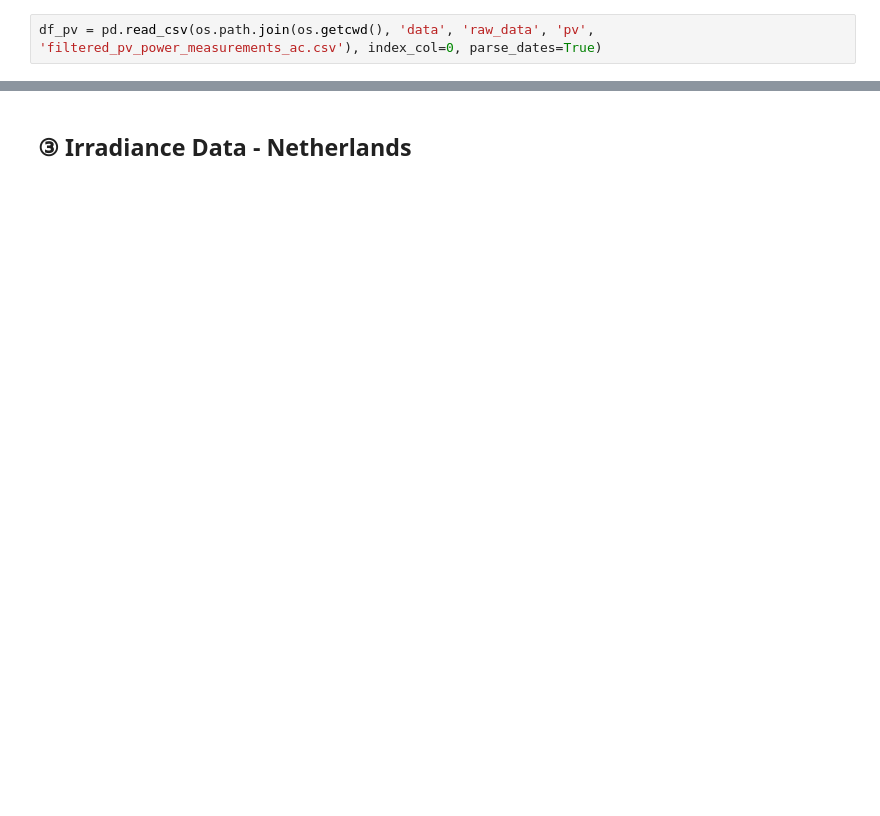
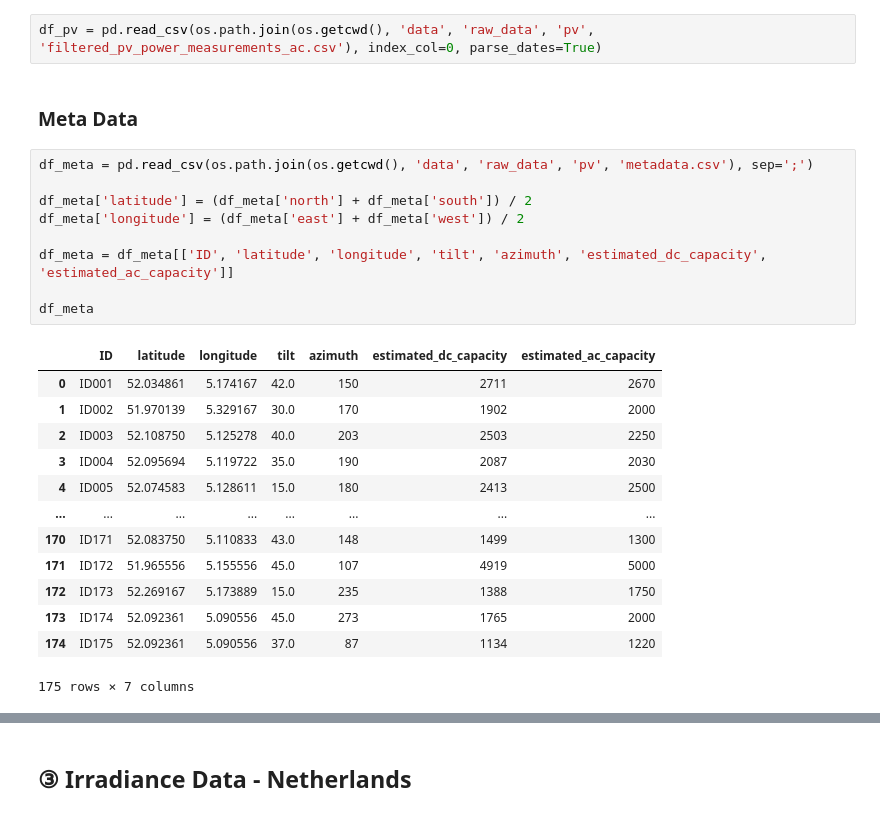
Before and after one commit to nikohou/net-load-forecasting, a Jupyter notebook: notebooks/data_prep.ipynb, the cells around one changed output, grey strips where cells are left out. Drawn from its saved outputs; the diff is of its cells as text; blank space fills up the shorter version.

```diff
--- a/notebooks/data_prep.ipynb
+++ b/notebooks/data_prep.ipynb
@@ -123,2 +141,27 @@ Note: Due to their size we have not included the datasets in the repo, but the a
 # %%
 df_pv = pd.read_csv(os.path.join(os.getcwd(), 'data', 'raw_data', 'pv', 'filtered_pv_power_measurements_ac.csv'), index_col=0, parse_dates=True)
+# %% [markdown]
+### Meta Data
+# %%
+df_meta = pd.read_csv(os.path.join(os.getcwd(), 'data', 'raw_data', 'pv', 'metadata.csv'), sep=';')
+
+df_meta['latitude'] = (df_meta['north'] + df_meta['south']) / 2
+df_meta['longitude'] = (df_meta['east'] + df_meta['west']) / 2
+
+df_meta = df_meta[['ID', 'latitude', 'longitude', 'tilt', 'azimuth', 'estimated_dc_capacity', 'estimated_ac_capacity']]
+
+df_meta
+# %% [output]
+|  | ID | latitude | longitude | tilt | azimuth | estimated_dc_capacity | estimated_ac_capacity |
+| 0 | ID001 | 52.034861 | 5.174167 | 42.0 | 150 | 2711 | 2670 |
+| 1 | ID002 | 51.970139 | 5.329167 | 30.0 | 170 | 1902 | 2000 |
+| 2 | ID003 | 52.108750 | 5.125278 | 40.0 | 203 | 2503 | 2250 |
+| 3 | ID004 | 52.095694 | 5.119722 | 35.0 | 190 | 2087 | 2030 |
+| 4 | ID005 | 52.074583 | 5.128611 | 15.0 | 180 | 2413 | 2500 |
+| ... | ... | ... | ... | ... | ... | ... | ... |
+| 170 | ID171 | 52.083750 | 5.110833 | 43.0 | 148 | 1499 | 1300 |
+| 171 | ID172 | 51.965556 | 5.155556 | 45.0 | 107 | 4919 | 5000 |
+| 172 | ID173 | 52.269167 | 5.173889 | 15.0 | 235 | 1388 | 1750 |
+| 173 | ID174 | 52.092361 | 5.090556 | 45.0 | 273 | 1765 | 2000 |
+| 174 | ID175 | 52.092361 | 5.090556 | 37.0 | 87 | 1134 | 1220 |
+175 rows × 7 columns
```
Also changed, not shown: parts of 9 cells of this notebook.
